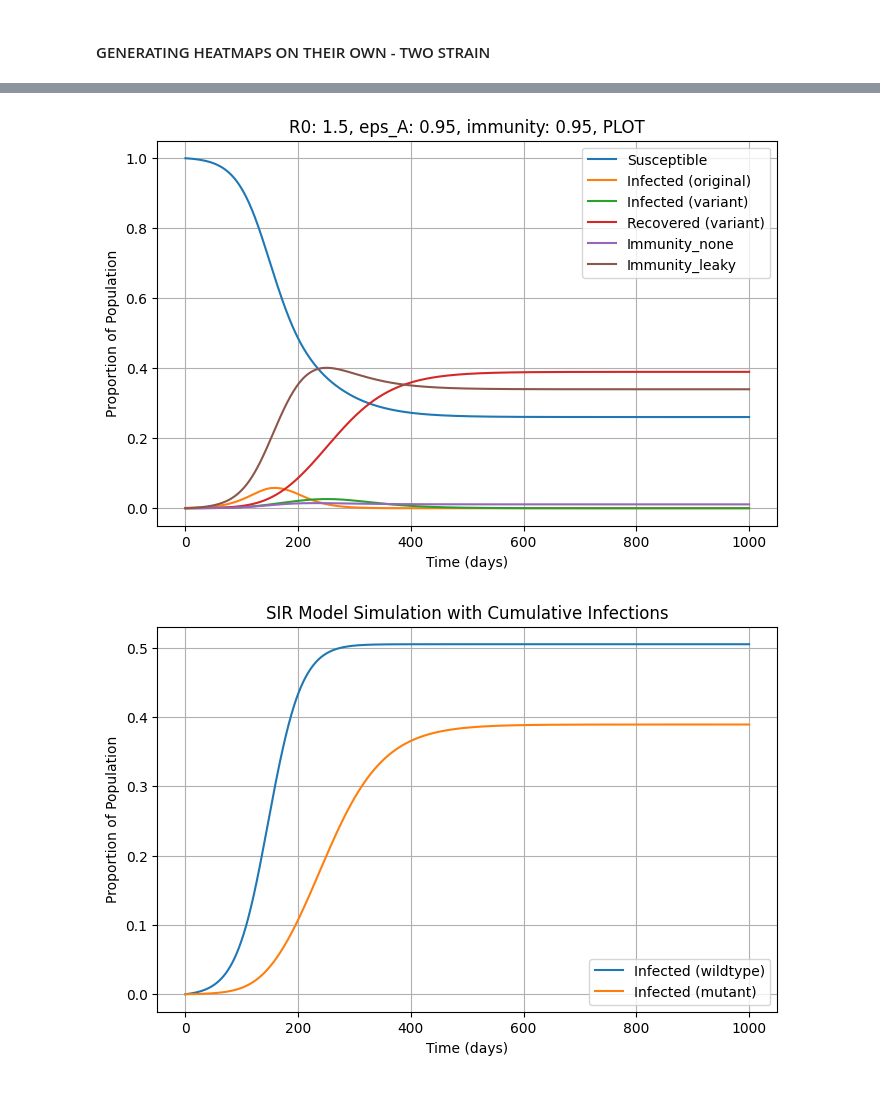
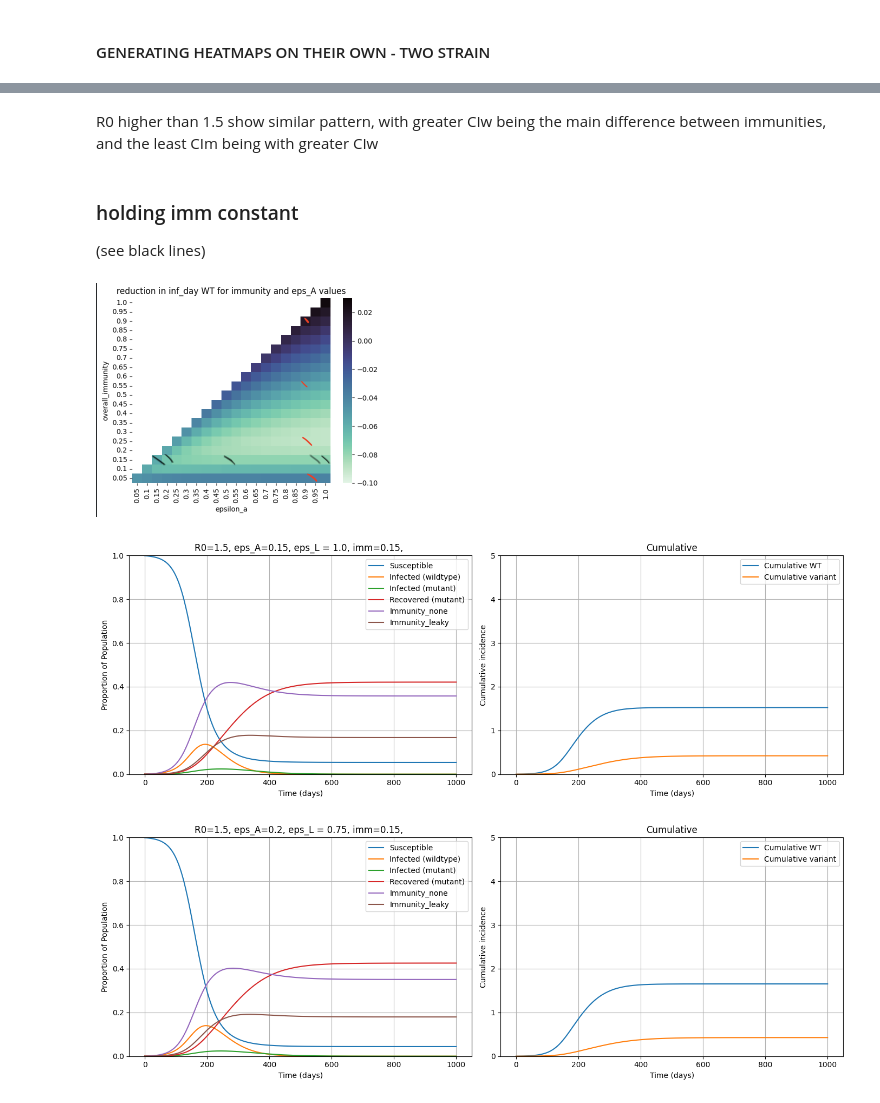
Before and after one commit to condusinew/vaccine_failure_escape, a Jupyter notebook: SIR_mode_natimm.ipynb, the cells around one changed output, grey strips where cells are left out. Cells and saved outputs as stored; diff of their text form; code cells hidden in the pictures.

```diff
--- a/SIR_mode_natimm.ipynb
+++ b/SIR_mode_natimm.ipynb
@@ -1508,11 +1810,11 @@ plt.show()
 # %%
-#total days mutant
+#MUTANT reductions
 fig, axes = plt.subplots(1, len(Rnaughts), figsize=(4*len(Rnaughts), 5), sharex=True, sharey=True)
 
 for i, r0 in enumerate(Rnaughts):
     ax = axes[i]
-    sns.heatmap(heatmaps_totalM[i], cmap="rocket_r", vmin = 0, vmax = 100, ax=ax)
-    ax.set_title(f"R0 = {r0}, mut total inf_days", fontsize=12, pad=10)
+    sns.heatmap(heatmaps_M[i], cmap="mako_r", vmin=-0.1, vmax=1, ax=ax)
+    ax.set_title(f"R0 = {r0}, t = {t}, mut reduc' in total inf_days", fontsize=12, pad=10)
     ax.invert_yaxis()
 
 plt.tight_layout()
@@ -1522,11 +1842,11 @@ plt.show()
 # %%
-#WT reductions
+#WT+mut reductions
 fig, axes = plt.subplots(1, len(Rnaughts), figsize=(4*len(Rnaughts), 5), sharex=True, sharey=True)
 
 for i, r0 in enumerate(Rnaughts):
     ax = axes[i]
-    sns.heatmap(heatmaps_W[i], cmap="mako_r", vmin=-0.1, vmax=1, ax=ax)
-    ax.set_title(f"R0 = {r0}, WT reductions in total inf_days", fontsize=12, pad=10)
+    sns.heatmap(heatmaps_MW[i], cmap="mako_r", vmin=-0.1, vmax=1, ax=ax)
+    ax.set_title(f"R0 = {r0}, WT+mut reductions in total inf_days", fontsize=12, pad=10)
     ax.invert_yaxis()
 
 plt.tight_layout()
@@ -1628,9 +1926,10 @@ t = 1000
 
 gammam = 1/14
 
-Rnaughts = [1.5, 2.5, 8]
-epsilona_vals = [0.95, 0.85, 0.8, 0.45, 0.35]
-immunity_vals = [0.95, 0.65, 0.25, 0.45, 0.05]
+Rnaughtss = [1.5, 2.5, 8]
+immunity_vals = [0.9, 0.55, 0.25, 0.05]
+
+eps_A = 0.9
 
 # set initial conditions
 S0 = 0.999
@@ -1644,0 +2103,7 @@ y0 = [S0, Iw0, N0, P0, Im0, Rm0, CIw0, CIm0]
+# %% [markdown]
+R0 higher than 1.5 show similar pattern, with greater CIw being the main difference between immunities, and the least CIm being with greater CIw
+# %% [markdown]
+### holding imm constant
+(see black lines)
+# %% [markdown]
+![image.png](embedded-picture-1)
@@ -1645,20 +2134,40 @@ y0 = [S0, Iw0, N0, P0, Im0, Rm0, CIw0, CIm0]
 # %%
+Rnaught = Rnaughtss[0]
+t = 1000
 #special case
-Rnaught = Rnaughts[0]
 
 for i in range(len(epsilona_vals)):
-  eps_A = epsilona_vals[i]
-  overall_imm = immunity_vals[i]
-  eps_L = round(overall_imm, 3) / round(eps_A, 3)
-  solution = solve_ivp(SIR_model_rv,
-                        [0,t],
-                        y0,
-                        args=(mu, gammaw*Rnaught, gammaw, gammam*Rnaught, gammam, round(eps_A, 3), eps_L),
-                        dense_output=True,
-                        t_eval=np.linspace(0, t, t + 1),)
-  title = f"R0: {Rnaught}, eps_A: {eps_A}, immunity: {overall_imm}, PLOT"
-  plot_basic(solution, title = title)
-  plot_cum(solution)
+    eps_A = epsilona_vals[i]
+    eps_L = round(overall_imm, 3) / round(eps_A, 3)
+
+    solution = solve_ivp(
+        SIR_model_rv,
+        [0, t],
+        y0,
+        args=(mu, gammaw*Rnaught, gammaw,
+              gammam*Rnaught, gammam,
+              round(eps_A, 3), eps_L),
+        dense_output=True,
+        t_eval=np.linspace(0, t, t + 1),
+    )
+
+    fig, axes = plt.subplots(1, 2, figsize=(14, 5), sharex=True)
+
+    plot_basic(
+        solution,
+        ax=axes[0],
+        title=f"R0={Rnaught}, eps_A={eps_A}, eps_L = {round(eps_L, 3)}, imm={overall_imm}, "
+    )
+
+    plot_cum(
+        solution,
+        ax=axes[1],
+        title="Cumulative",
+        ylim_max = 5
+    )
+
+    plt.tight_layout()
+    plt.show()
 # %% [output]
-[figure, old version]
+[figure, new version]
-[figure, old version]
+[figure, new version]
```
Also changed, not shown: parts of 66 cells of this notebook.
